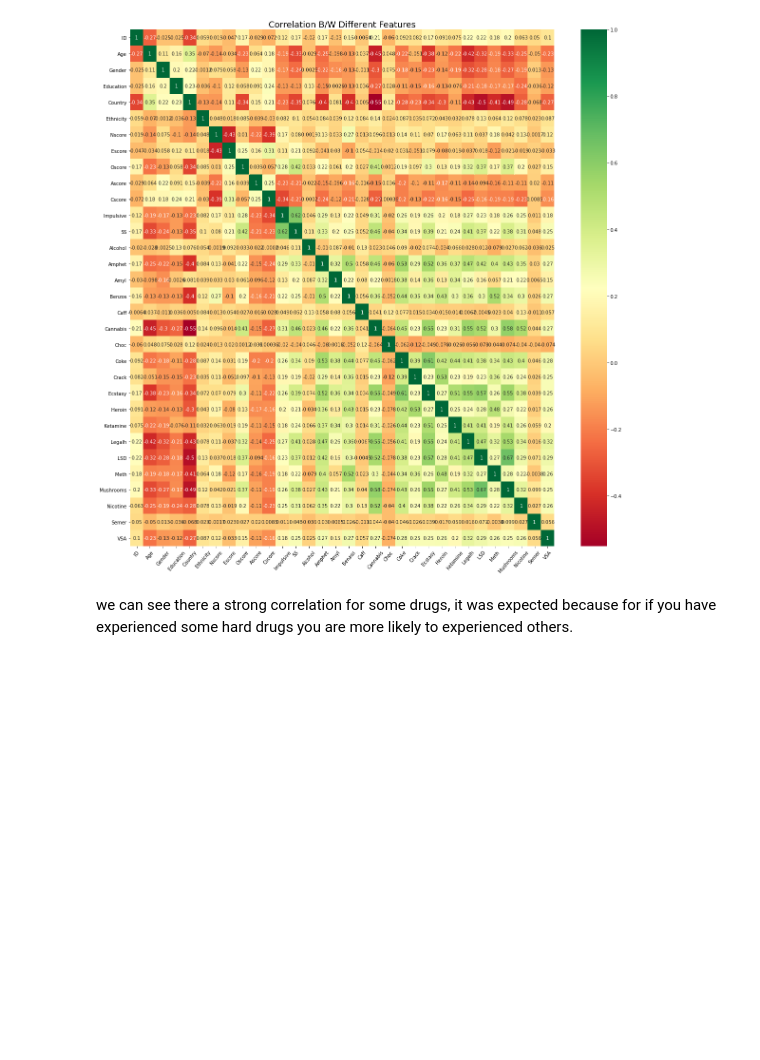
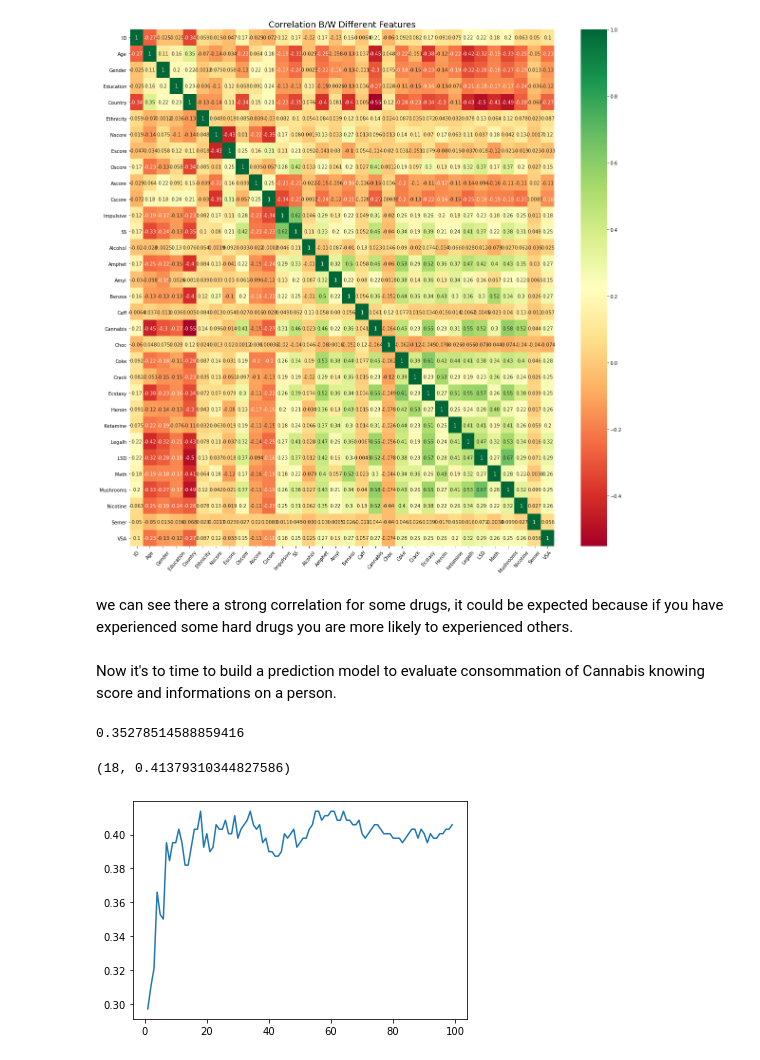
Before and after one commit to ArthurVarez/FinalProject_Python, a Jupyter notebook: main.ipynb, the cells around one changed output. Drawn from its saved outputs; the diff is of its cells as text; code cells hidden in the pictures; blank space fills up the shorter version.

```diff
--- a/main.ipynb
+++ b/main.ipynb
@@ -462,4 +478,47 @@ plt.show()
 # %% [output]
 [figure]
 # %% [markdown]
-we can see there a strong correlation for some drugs, it was expected because for if you have experienced some hard drugs you are more likely to experienced others.
+we can see there a strong correlation for some drugs, it could be expected because if you have experienced some hard drugs you are more likely to experienced others.
+# %% [markdown]
+Now it's to time to build a prediction model to evaluate consommation of Cannabis knowing score and informations on a person.
+# %%
+features = ['Age', 'Gender', 'Education', 'Country', 'Ethnicity', 'Nscore',
+       'Escore', 'Oscore', 'Ascore', 'Cscore', 'Impulsive', 'SS']
+target = ["Cannabis"]
+# %%
+from sklearn.model_selection import train_test_split
+X = data[features]
+y = data[target].astype("category")
+
+
+X_train, X_test, y_train, y_test = train_test_split(X, y, test_size=0.20)
+# %%
+from sklearn.model_selection import train_test_split
+from sklearn.metrics import accuracy_score
+from sklearn.neighbors import KNeighborsClassifier
+mod = KNeighborsClassifier()
+mod.fit(X_train,y_train.values.ravel())
+pred = mod.predict(X_test)
+accuracy_score(y_test,pred)
+# %% [output]
+0.35278514588859416
+# %%
+from sklearn.neighbors import KNeighborsClassifier
+
+
+graph= dict()
+for i in range(1,100):
+    temp = KNeighborsClassifier(n_neighbors=i)
+    temp.fit(X_train,y_train.values.ravel())
+    pred_temp = temp.predict(X_test)
+
+    graph[i]=accuracy_score(y_test,pred_temp)
+
+x=list(graph.keys())
+y=list(graph.values())
+plt.plot(x,y)
+sorted_d = sorted(graph.items(), key=lambda x: x[1],reverse=True)
+sorted_d[0]
+# %% [output]
+(18, 0.41379310344827586)
+[figure, added]
```
Also changed, not shown: parts of 15 cells of this notebook.
